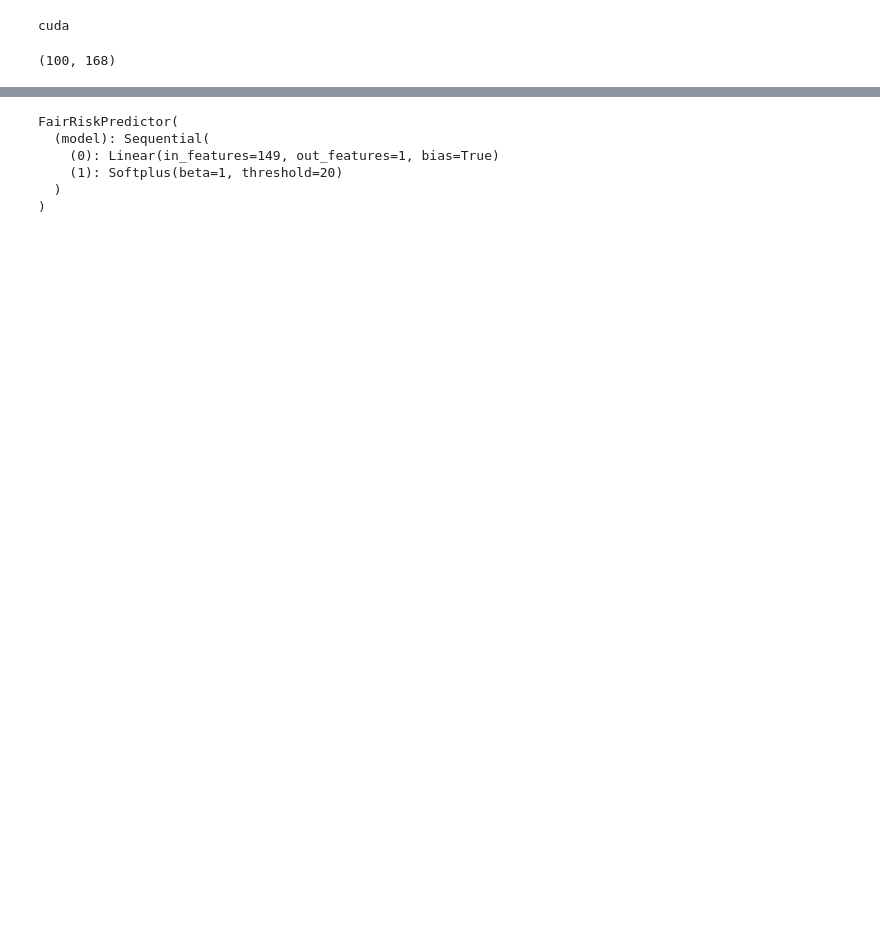
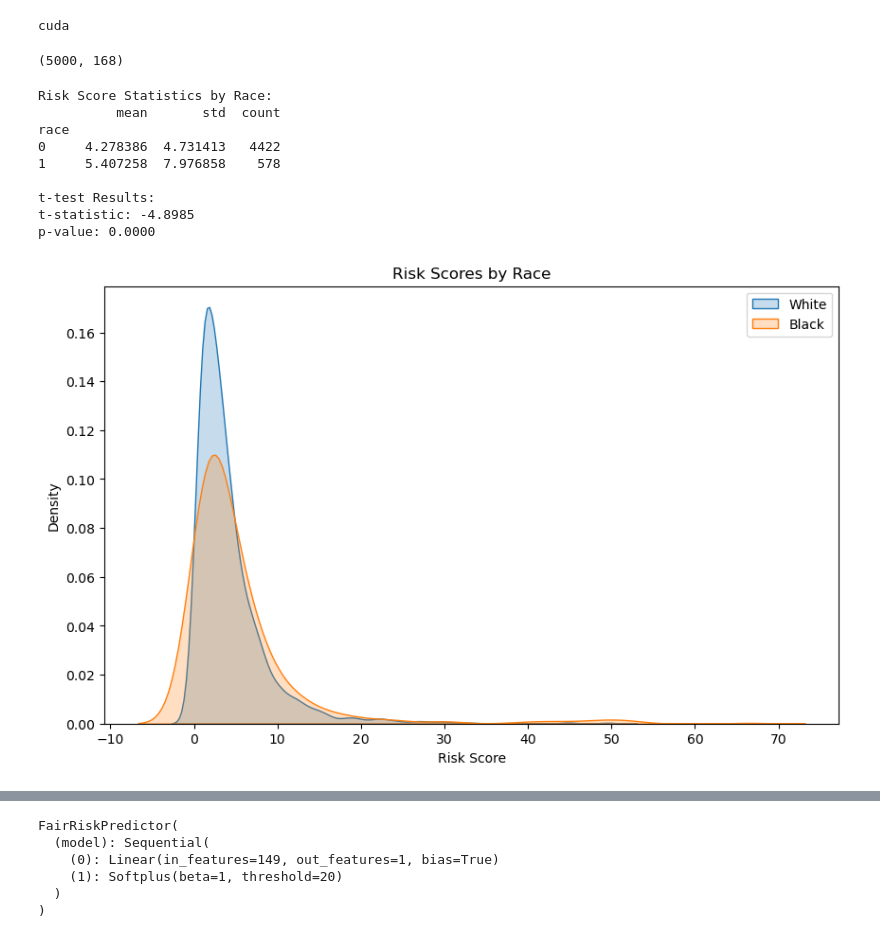
Before and after one commit to DennisWang2488/Fairness-Decision-Focused-Loss, a Jupyter notebook: The Paper/closed_form _solution.ipynb, the cells around one changed output, grey strips where cells are left out. Cells and saved outputs as stored; diff of their text form; code cells hidden in the pictures; blank space fills up the shorter version.

```diff
--- a/The Paper/closed_form _solution.ipynb
+++ b/The Paper/closed_form _solution.ipynb
@@ -42,9 +42,46 @@ df['g_continuous'] = df['g_continuous'].apply(lambda x: 0.1 if x < 0.1 else x)
 cuda
 # %%
 # subset a sample of 5000 rows of df
-df = df.sample(n=100, random_state=42)
+df = df.sample(n=5000, random_state=42)
 
 df.shape
 # %% [output]
-(100, 168)
+(5000, 168)
+# %%
+import seaborn as sns
+
+# Calculate mean risk scores by race
+risk_by_race = df.groupby('race')['risk_score_t'].agg(['mean', 'std', 'count'])
+print("Risk Score Statistics by Race:")
+print(risk_by_race)
+
+# Perform a t-test to check if the difference is statistically significant
+white_risk = df[df['race'] == 0]['risk_score_t']
+black_risk = df[df['race'] == 1]['risk_score_t']
+t_stat, p_value = stats.ttest_ind(white_risk, black_risk)
+
+print("\nt-test Results:")
+print(f"t-statistic: {t_stat:.4f}")
+print(f"p-value: {p_value:.4f}")
+
+# Visualize the distribution using KDE plot
+plt.figure(figsize=(10, 6))
+sns.kdeplot(white_risk, label='White', shade=True)
+sns.kdeplot(black_risk, label='Black', shade=True)
+plt.title('Risk Scores by Race')
+plt.xlabel('Risk Score')
+plt.ylabel('Density')
+plt.legend()
+plt.show()
+# %% [output]
+Risk Score Statistics by Race:
+          mean       std  count
+race
+0     4.278386  4.731413   4422
+1     5.407258  7.976858    578
+
+t-test Results:
+t-statistic: -4.8985
+p-value: 0.0000
+[figure, added]
 # %%
```
Also changed, not shown: parts of 10 cells of this notebook, 11 other files.
